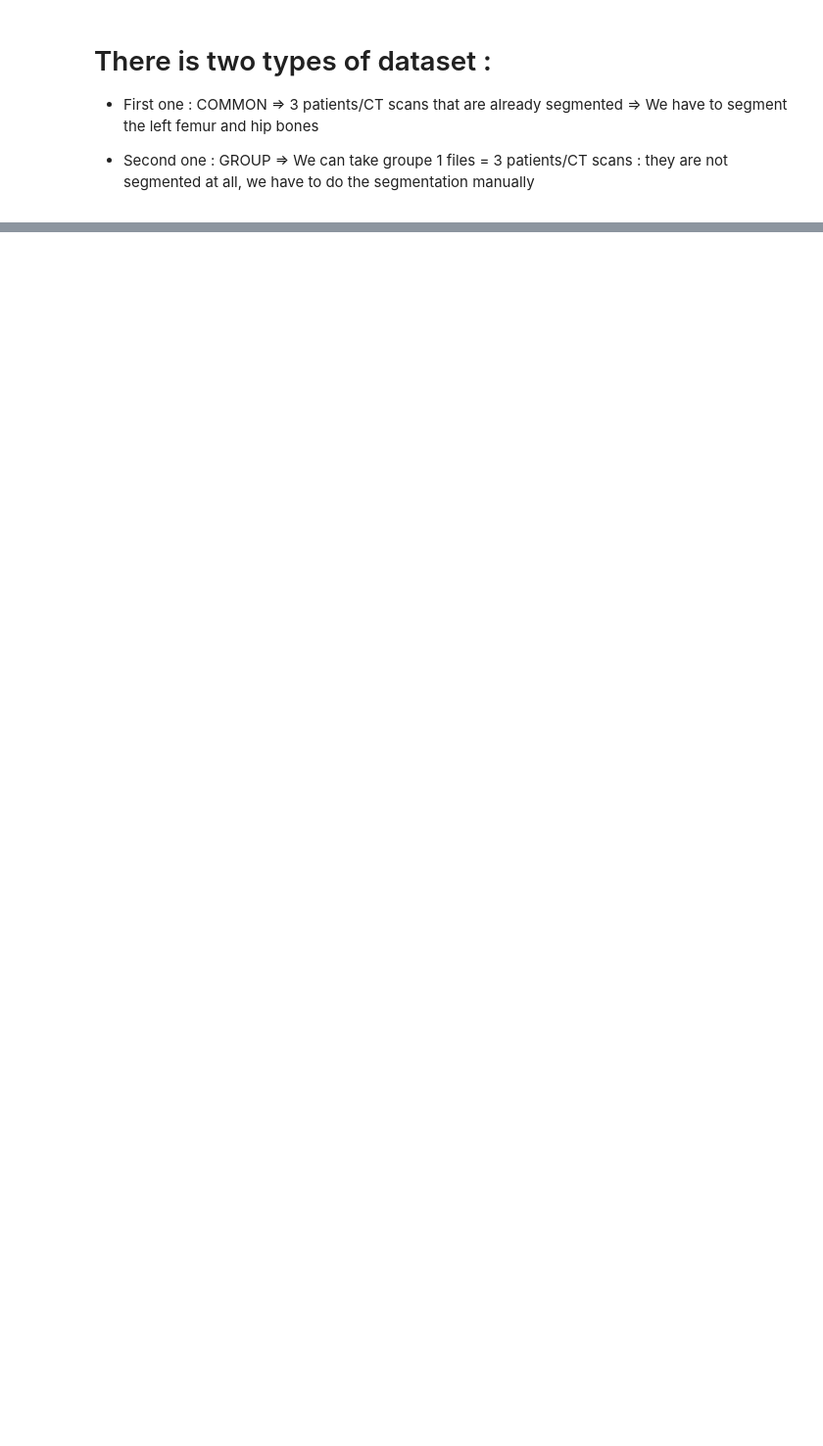
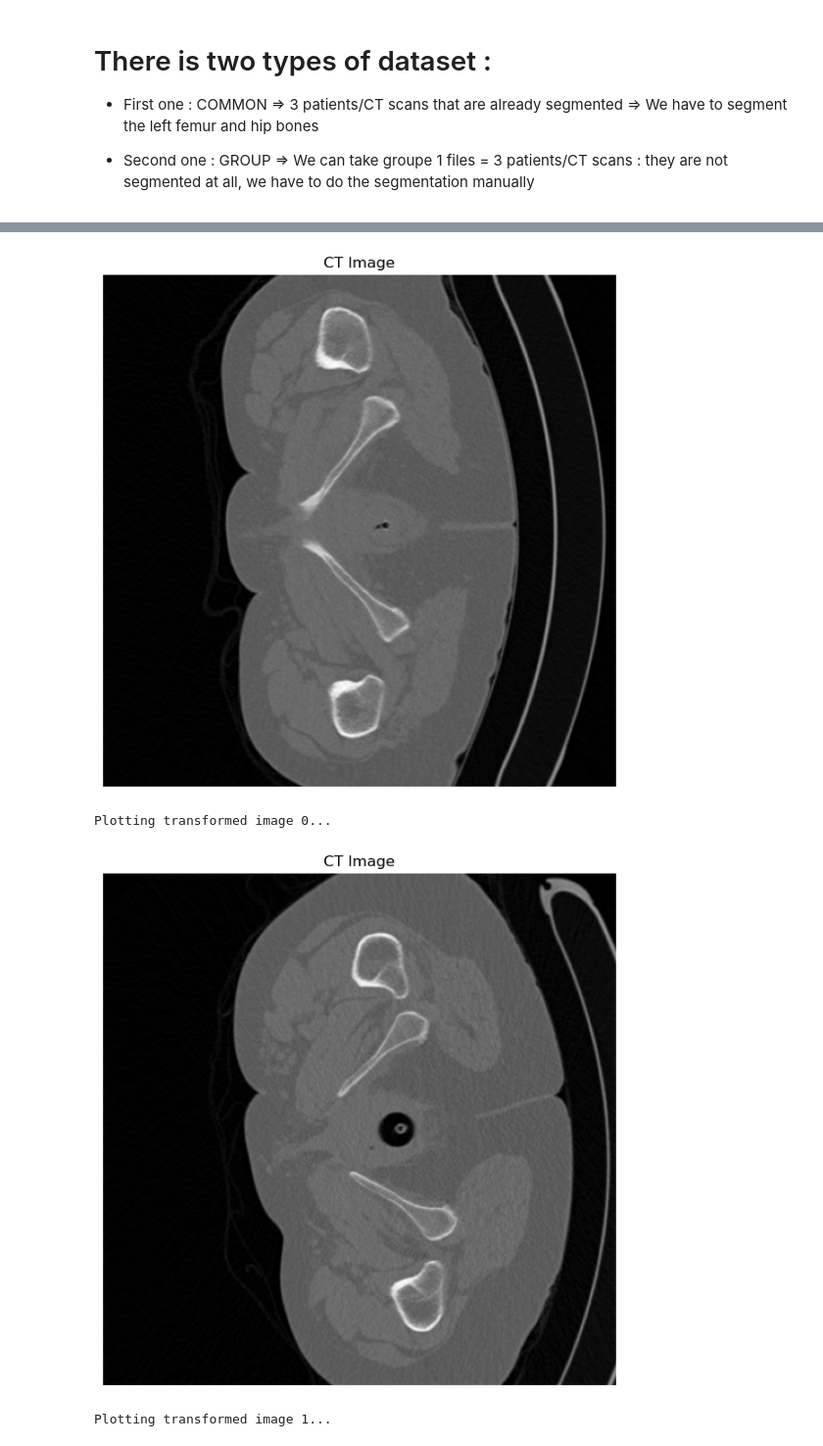
Before and after one commit to loicdemore/Projet3D_2, a Jupyter notebook: Notebook.ipynb, the cells around one changed output, grey strips where cells are left out. Shown at 98% size. Cells and saved outputs as stored; diff of their text form; code cells hidden in the pictures; blank space fills up the shorter version.

```diff
--- a/Notebook.ipynb
+++ b/Notebook.ipynb
@@ -128,0 +286,2 @@ visualize_slice_and_mask(ct_image, mask, slice_idx)
+# %%
+transformation = transformations[2]
@@ -128,0 +313,19 @@ visualize_slice_and_mask(ct_image, mask, slice_idx)
+# %%
+# Plot the transformations to check the results
+ref_array = sitk.GetArrayFromImage(ref_image)
+ref_array = ref_array.swapaxes(0, 2)
+visualize_slice(ref_array, 20)
+for i, transformation in enumerate(transformations):
+    print(f"Plotting transformed image {i}...")
+    # transformed_image = apply_lin_transf_2(moving_images[i], transformation)
+    # transformed_array = sitk.GetArrayFromImage(transformed_image)
+    # transformed_array = transformed_array.swapaxes(0, 2)
+    # visualize_slice(transformed_array, transformed_array.shape[2] // 2)
+    moving_array = sitk.GetArrayFromImage(moving_images[i])
+    moving_array = moving_array.swapaxes(0, 2)
+    visualize_slice(moving_array, 30)
+# %% [output]
+[figure, added]
+Plotting transformed image 0...
+[figure, added]
+Plotting transformed image 1...
```
Also changed, not shown: parts of 26 cells of this notebook, 1 other file.
